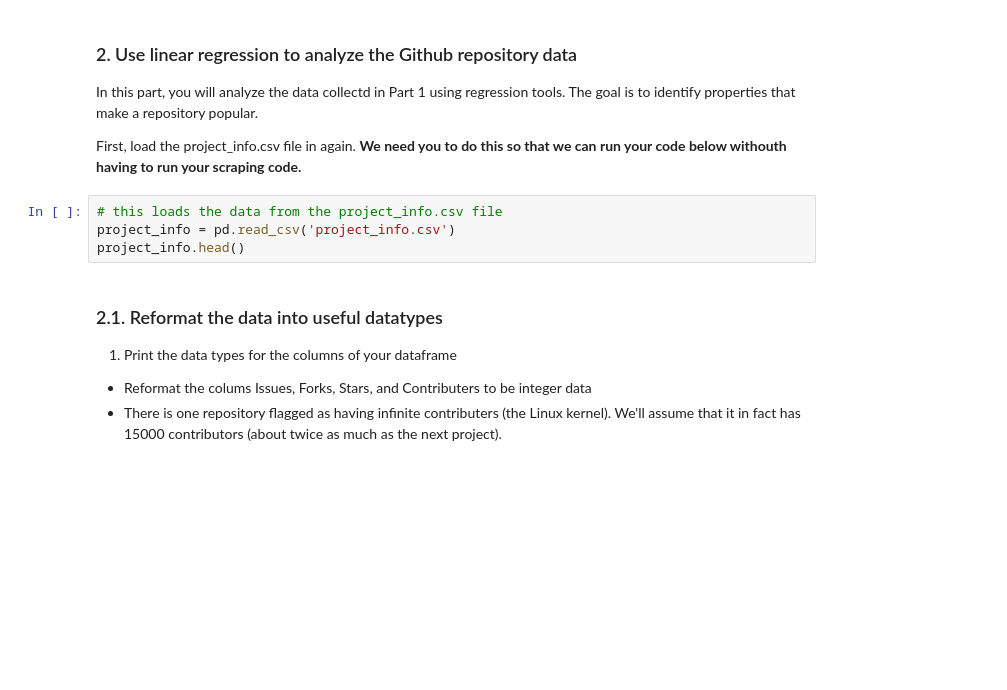
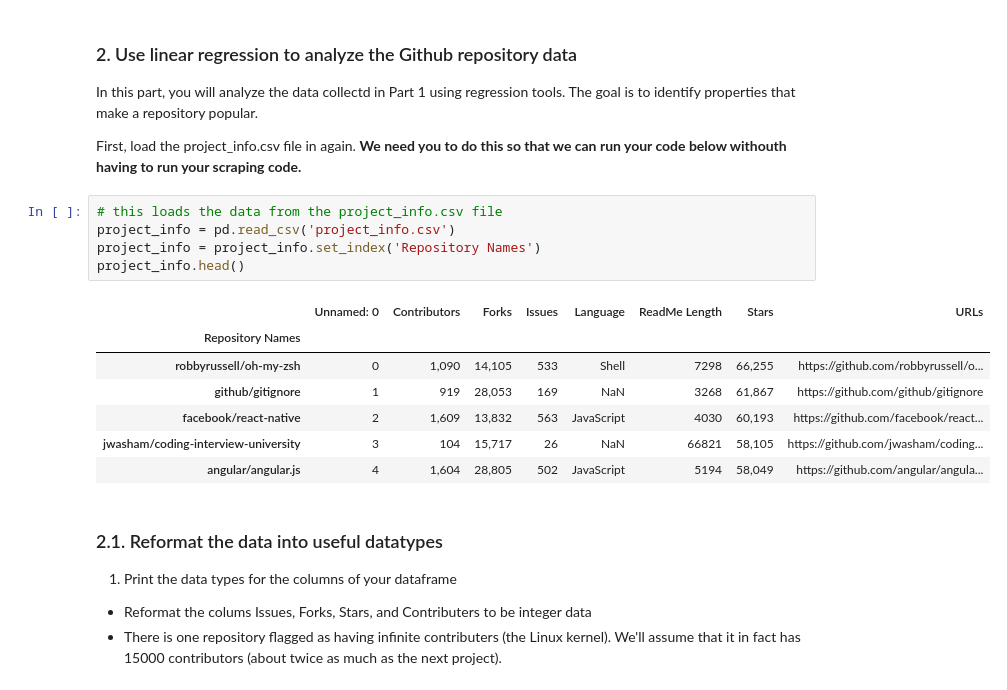
Before and after one commit to brookeslawski/datascience-homeworks-local, a Jupyter notebook: HW6/2018-HW6.ipynb, the cells around one changed output. Cells and saved outputs as stored; diff of their text form; blank space fills up the shorter version.

```diff
--- a/HW6/2018-HW6.ipynb
+++ b/HW6/2018-HW6.ipynb
@@ -245,7 +245,16 @@ First, load the project_info.csv file in again. **We need you to do this so that
 # %%
 # this loads the data from the project_info.csv file
 project_info = pd.read_csv('project_info.csv')
+project_info = project_info.set_index('Repository Names')
 project_info.head()
+# %% [output]
+|  | Unnamed: 0 | Contributors | Forks | Issues | Language | ReadMe Length | Stars | URLs |
+| Repository Names |  |  |  |  |  |  |  |  |
+| robbyrussell/oh-my-zsh | 0 | 1,090 | 14,105 | 533 | Shell | 7298 | 66,255 | https://github.com/robbyrussell/o... |
+| github/gitignore | 1 | 919 | 28,053 | 169 | NaN | 3268 | 61,867 | https://github.com/github/gitignore |
+| facebook/react-native | 2 | 1,609 | 13,832 | 563 | JavaScript | 4030 | 60,193 | https://github.com/facebook/react... |
+| jwasham/coding-interview-university | 3 | 104 | 15,717 | 26 | NaN | 66821 | 58,105 | https://github.com/jwasham/coding... |
+| angular/angular.js | 4 | 1,604 | 28,805 | 502 | JavaScript | 5194 | 58,049 | https://github.com/angular/angula... |
 # %% [markdown]
 ### 2.1. Reformat the data into useful datatypes
 
```
Also changed, not shown: parts of 2 cells of this notebook.
